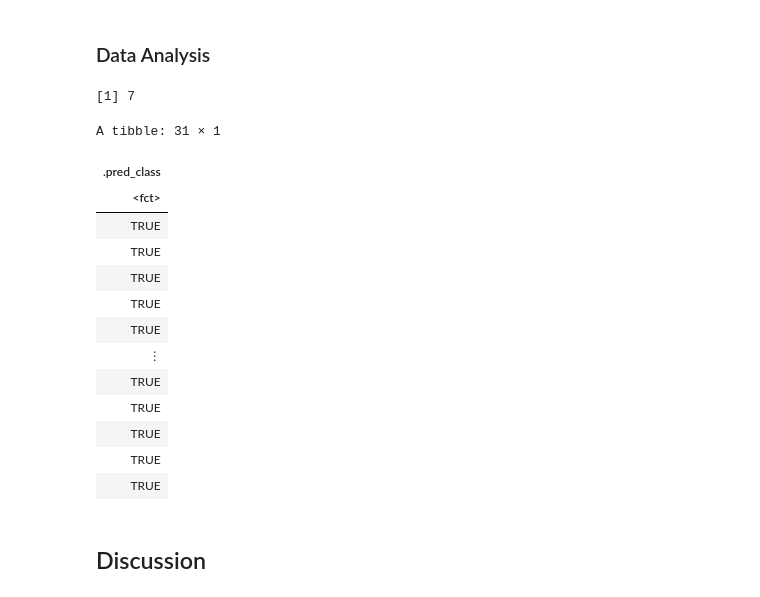
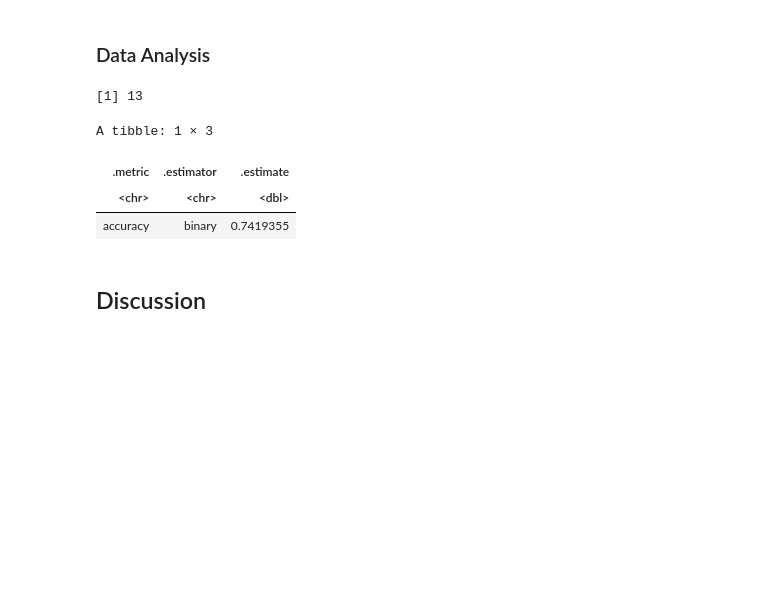
Before and after one commit to skylv777/dsci100_group_project, a Jupyter notebook: group_project.ipynb, the cells around one changed output. Cells and saved outputs as stored; diff of their text form; code cells hidden in the pictures; blank space fills up the shorter version.

```diff
--- a/group_project.ipynb
+++ b/group_project.ipynb
@@ -252,11 +252,6 @@ combined_data_fct <- mutate(combined_data, subscribe = as_factor(subscribe)) |>
 videogame_split <- initial_split(combined_data_fct, prop = 0.75, strata = subscribe)
 videogame_train <- training(videogame_split)
 videogame_test <- testing(videogame_split)
-# %%
-#creating recipe
-videogame_recipe <- recipe(subscribe ~ Age + played_hours + average_session_length, data = videogame_train) |>
-        step_scale(all_predictors()) |>
-        step_center(all_predictors())
 # %%
 set.seed(2)
 knn_spec <- nearest_neighbor(weight_func = "rectangular", neighbors = tune()) |>
@@ -278,4 +273,4 @@ best_k <- workflow() |>
         pull(neighbors)
 best_k
 # %% [output]
-[1] 7
+[1] 13
@@ -282,30 +286,17 @@ best_k
 # %%
-videogame_spec <- nearest_neighbor(weight_func = "rectangular", neighbors = best_k) |>
-         set_engine("kknn") |>
-         set_mode("classification")
+videogame_predict <- predict(videogame_wkfl, videogame_test) |>
+        bind_cols(videogame_test)
 
-videogame_wkfl <- workflow() |>
-        add_recipe(videogame_recipe) |>
-        add_model(videogame_spec) |>
-        fit(data = videogame_train)
+videogame_predict_accuracy <- videogame_predict |>
+        metrics(truth = subscribe, estimate = .pred_class) |>
+        filter(.metric == "accuracy")
 
-videogame_predict <- predict(videogame_wkfl, videogame_test)
-videogame_predict_accuracy <- video
+videogame_predict_accuracy
 # %% [output]
-A tibble: 31 × 1
+A tibble: 1 × 3
-| .pred_class |
-| <fct> |
-| TRUE |
-| TRUE |
-| TRUE |
-| TRUE |
-| TRUE |
-| ⋮ |
-| TRUE |
-| TRUE |
-| TRUE |
-| TRUE |
-| TRUE |
+| .metric | .estimator | .estimate |
+| <chr> | <chr> | <dbl> |
+| accuracy | binary | 0.7419355 |
 # %% [markdown]
 ## Discussion
 # %% [markdown]
```
Also changed, not shown: parts of 2 cells of this notebook.
